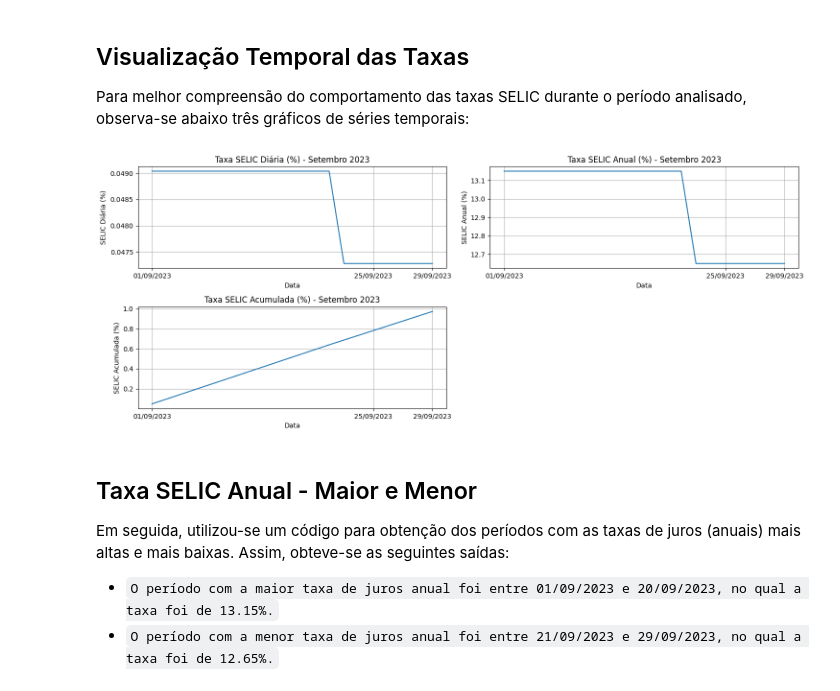
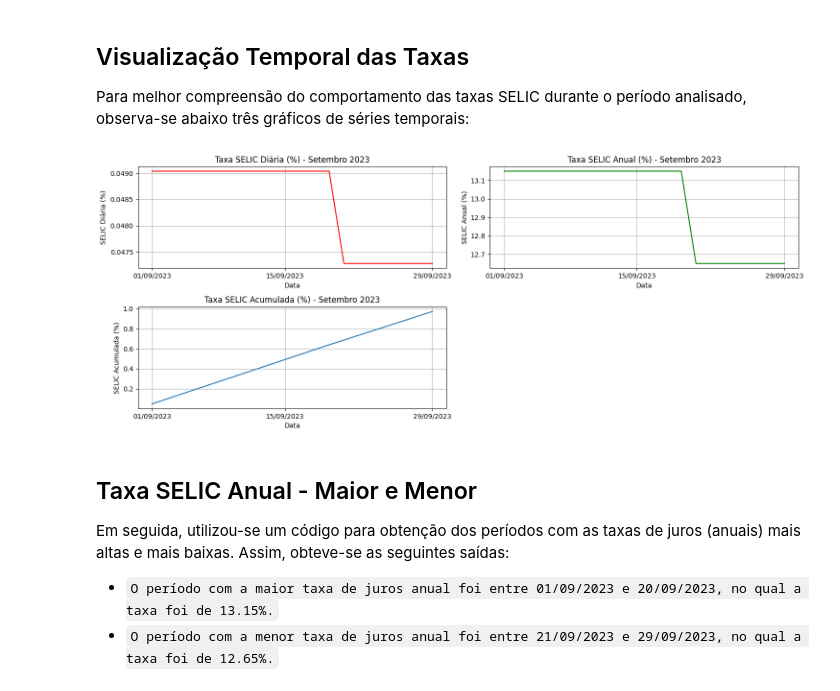
Before and after one commit to natashanuto/CEE2, a Jupyter notebook: trabalho_parte1.ipynb, the cells around one changed output. Saved outputs shown, nothing was run; the diff lists cells and outputs as text; code cells hidden in the pictures.

```diff
--- a/trabalho_parte1.ipynb
+++ b/trabalho_parte1.ipynb
@@ -33,6 +33,11 @@ if response.status_code == 200:
 
 else:
   print("Erro ao acessar API do Banco Central.")
+
+
+
+df["data"] = pd.to_datetime(df["data"], format="%d/%m/%Y")
+df["data"] = df["data"].dt.strftime("%d/%m/%Y")
 # %% [markdown]
 ## Taxa Anual (%)
 
@@ -88,45 +93,46 @@ Segue, portanto, os resultados consolidados das taxas SELIC para setembro de 202
 
 Para melhor compreensão do comportamento das taxas SELIC durante o período analisado, observa-se abaixo três gráficos de séries temporais:
 # %%
+import matplotlib.pyplot as plt
+
 plt.figure(figsize=(15, 6))
 
 #SELIC Diária (%)
 
 plt.subplot(2, 2, 1)
-plt.plot(df["data"], df["SELIC Diária (%)"])
+plt.plot(df["data"], df["SELIC Diária (%)"], color = "red")
 plt.title("Taxa SELIC Diária (%) - Setembro 2023")
 plt.xlabel("Data")
 plt.ylabel("SELIC Diária (%)")
 plt.grid(True)
-plt.xticks([df['data'].iloc[0], df['data'].iloc[15], df['data'].iloc[-1]])
+plt.xticks([df['data'].iloc[0], df['data'].iloc[9], df['data'].iloc[-1]])
 
 
 #SELIC Anual (%)
 
 plt.subplot(2, 2, 2)
-plt.plot(df["data"], df["SELIC Anual (%)"])
+plt.plot(df["data"], df["SELIC Anual (%)"], color = "green")
 plt.title("Taxa SELIC Anual (%) - Setembro 2023")
 plt.xlabel("Data")
 plt.ylabel("SELIC Anual (%)")
 plt.grid(True)
-plt.xticks([df['data'].iloc[0], df['data'].iloc[15], df['data'].iloc[-1]])
+plt.xticks([df['data'].iloc[0], df['data'].iloc[9], df['data'].iloc[-1]])
 
 #SELIC Acumulada (%)
 
 plt.subplot(2, 2, 3)
 plt.plot(df["data"], df["SELIC Acumulada (%)"])
 plt.title("Taxa SELIC Acumulada (%) - Setembro 2023")
 plt.xlabel("Data")
 plt.ylabel("SELIC Acumulada (%)")
 plt.grid(True)
-plt.xticks([df['data'].iloc[0], df['data'].iloc[15], df['data'].iloc[-1]])
-
+plt.xticks([df['data'].iloc[0], df['data'].iloc[9], df['data'].iloc[-1]])
 
 
 plt.tight_layout()
 plt.show()
 # %% [output]
-[figure, old version]
+[figure, new version]
 # %% [markdown]
 ## Taxa SELIC Anual - Maior e Menor
 
```
Also changed, not shown: parts of 1 cell of this notebook.
